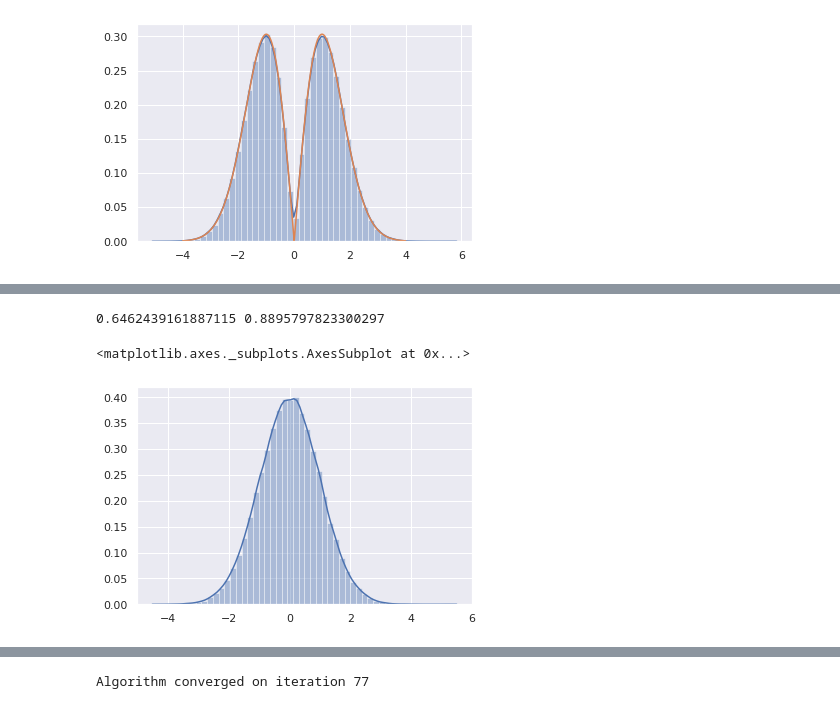
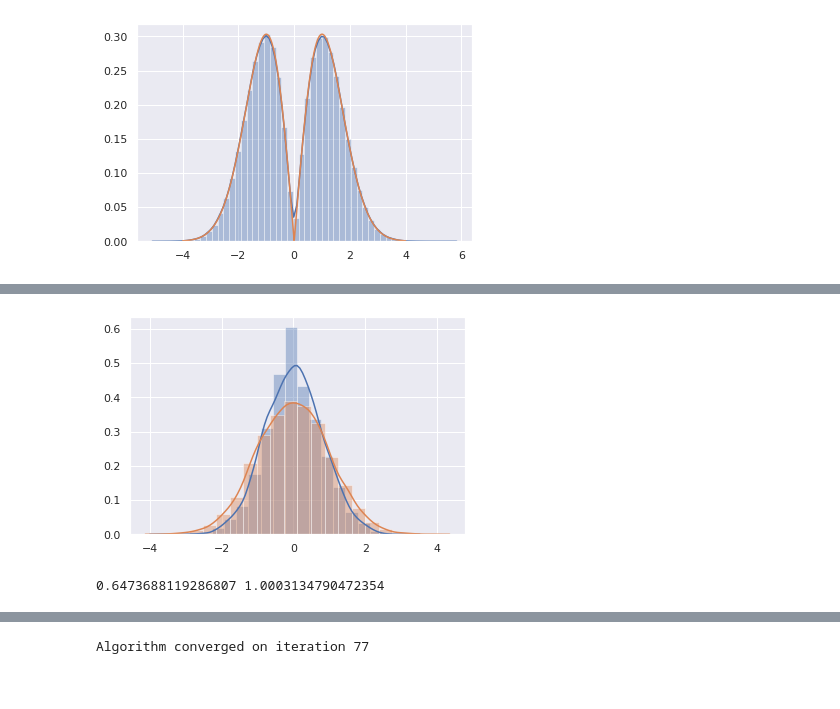
Before and after one commit to stdereka/MAP361P, a Jupyter notebook: project.ipynb, the cells around one changed output, grey strips where cells are left out. Cells and saved outputs as stored; diff of their text form; code cells hidden in the pictures.

```diff
--- a/project.ipynb
+++ b/project.ipynb
@@ -85,9 +90,10 @@ for i in range(1000):
+# %%
+sns.distplot(est_tilde, bins=20)
+sns.distplot(est_norm, bins=20)
+plt.show()
+# %% [output]
+[figure, added]
 # %%
-print(np.array(var_tilde).var(), np.array(var_norm).var())
+print(np.array(est_tilde).var(), np.array(est_norm).var())
 # %% [output]
-0.6462439161887115 0.8895797823300297
+0.6473688119286807 1.0003134790472354
-# %%
-sns.distplot(estimated_normal)
-# %% [output]
-<matplotlib.axes._subplots.AxesSubplot at 0x...>
-[figure, removed]
```
Also changed, not shown: parts of 16 cells of this notebook, 1 other file.
